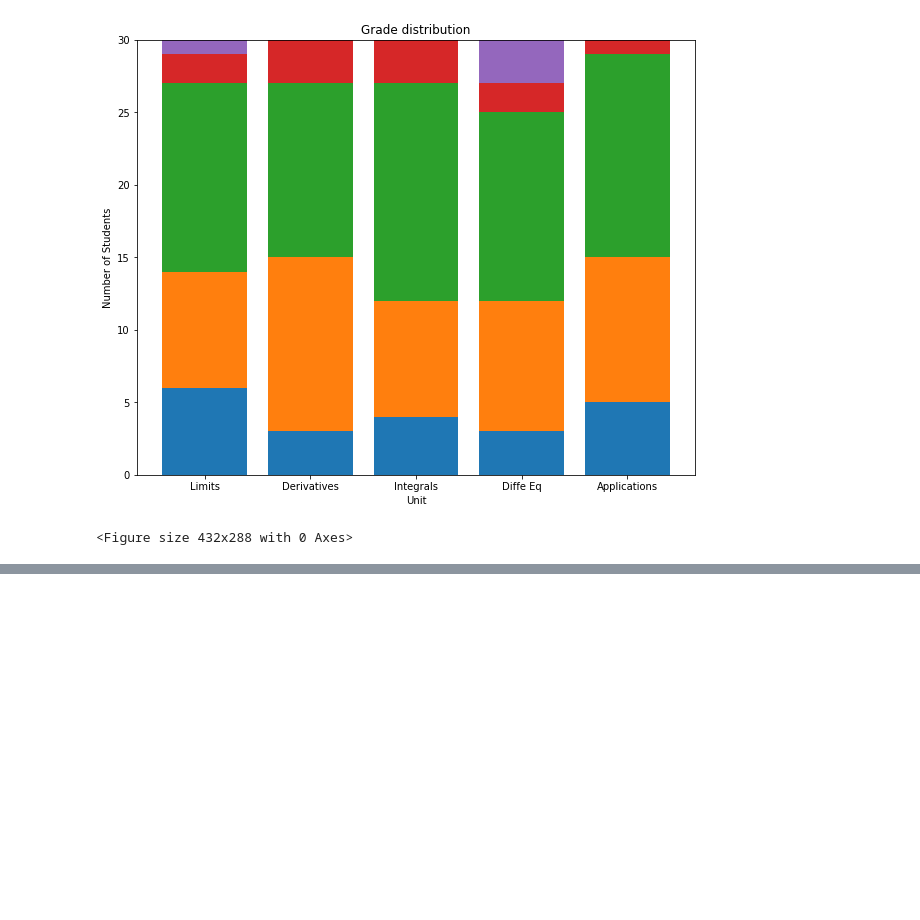
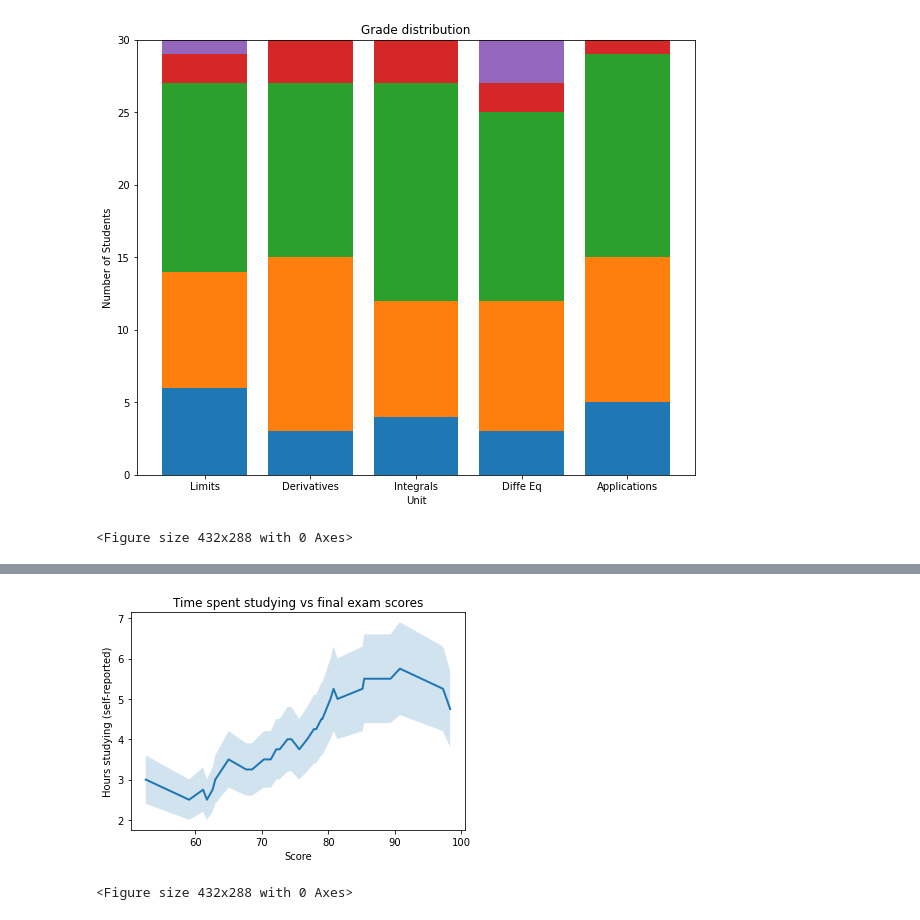
Before and after one commit to davidatoms/codecademy, a Jupyter notebook: graph_creation_matplotlib/graph_script_jn.ipynb, the cells around one changed output, grey strips where cells are left out. Drawn from its saved outputs; the diff is of its cells as text; code cells hidden in the pictures; blank space fills up the shorter version.

```diff
--- a/graph_creation_matplotlib/graph_script_jn.ipynb
+++ b/graph_creation_matplotlib/graph_script_jn.ipynb
@@ -101,0 +136,22 @@ plt.savefig("graphs/my_stacked_bar.png")
+# %%
+# Hours reported of studying data
+hours_reported =[3, 2.5, 2.75, 2.5, 2.75, 3.0, 3.5, 3.25, 3.25,  3.5, 3.5, 3.75, 3.75,4, 4.0, 3.75,  4.0, 4.25, 4.25, 4.5, 4.5, 5.0, 5.25, 5, 5.25, 5.5, 5.5, 5.75, 5.25, 4.75]
+
+# Exam scores
+exam_scores = [52.53, 59.05, 61.15, 61.72, 62.58, 62.98, 64.99, 67.63, 68.52, 70.29, 71.33, 72.15, 72.67, 73.85, 74.44, 75.62, 76.81, 77.82, 78.16, 78.94, 79.08, 80.31, 80.77, 81.37, 85.13, 85.38, 89.34, 90.75, 97.24, 98.31]
+# %%
+# Create the hours lower bound and hours upper bound lists here
+hours_lower_bound = [element - (element * 0.2) for element in hours_reported]
+hours_upper_bound = [element + (element * 0.2) for element in hours_reported]
+# %%
+# Make the graph here
+plt.plot(exam_scores, hours_reported, linewidth=2)
+plt.fill_between(exam_scores, hours_lower_bound, hours_upper_bound, alpha = 0.2)
+plt.xlabel("Score")
+plt.title("Time spent studying vs final exam scores")
+plt.ylabel("Hours studying (self-reported)")
+plt.show()
+plt.savefig("graphs/my_line_graph.png")
+# %% [output]
+[figure, added]
+<Figure size 432x288 with 0 Axes>
```
Also changed, not shown: parts of 4 cells of this notebook, 3 other files.
